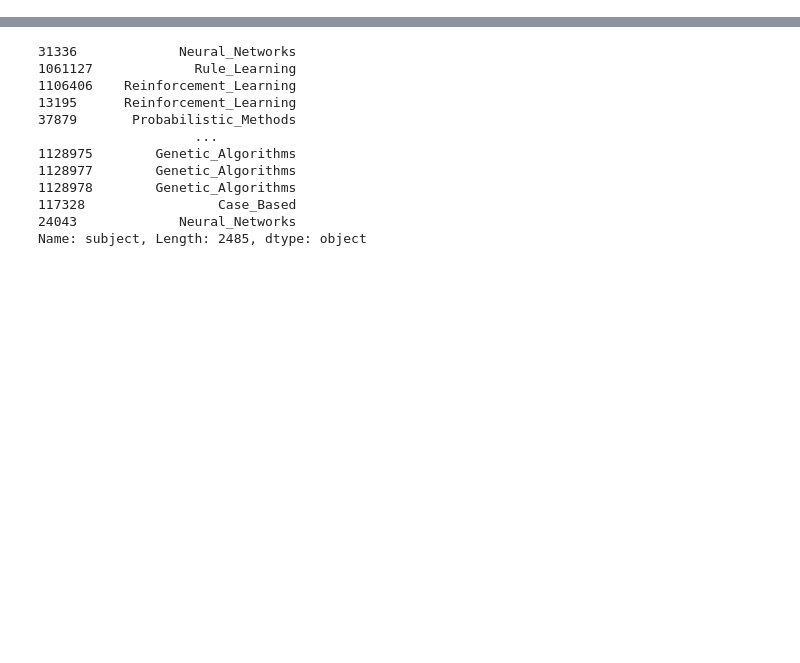
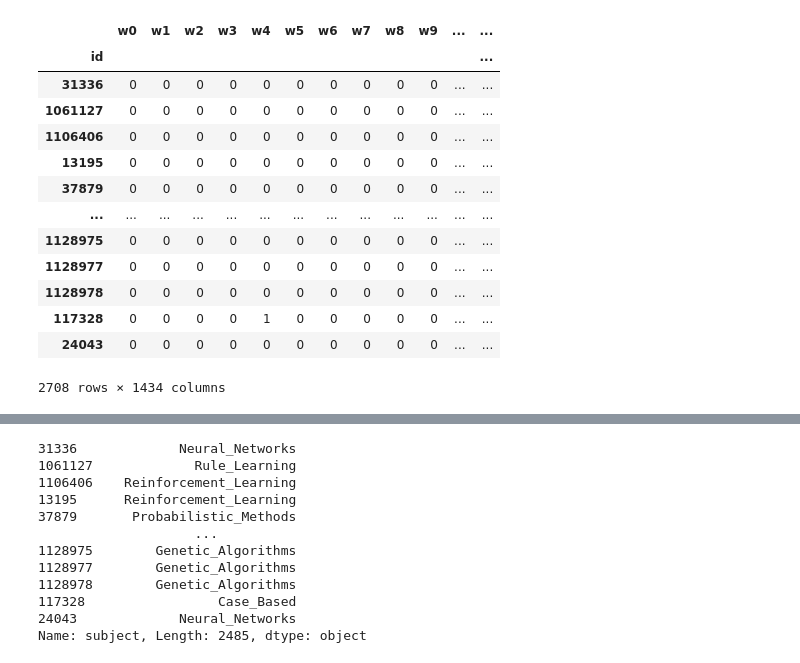
Before and after one commit to erikapat/GRAPH_ALGORITHMS_SPARK, a Jupyter notebook: Node2Vec (other example).ipynb, the cells around one changed output, grey strips where cells are left out. Drawn from its saved outputs; the diff is of its cells as text; code cells hidden in the pictures; blank space fills up the shorter version.

```diff
--- a/Node2Vec (other example).ipynb
+++ b/Node2Vec (other example).ipynb
@@ -2,0 +14,10 @@
+# %%
+from stellargraph.datasets import Cora
+import os
+
+cora = Cora()
+cora.download()
+
+# paths
+cora_cites_file = os.path.join(cora.base_directory, "cora.cites")
+cora_content_file = os.path.join(cora.base_directory, "cora.content")
@@ -2,0 +56,10 @@
+# %%
+cora_feature_names = [f"w{i}" for i in range(1433)]
+
+cora_raw_content = pd.read_csv(
+    cora_content_file,
+    sep="\t",  # tab-separated
+    header=None,  # no heading row
+    names=["id", *cora_feature_names, "subject"],  # set our own names for the columns
+)
+cora_raw_content.head()
@@ -2,0 +80,19 @@
+# %%
+# indexing
+cora_content_str_subject = cora_raw_content.set_index("id")
+cora_content_str_subject
+# %% [output]
+|  | w0 | w1 | w2 | w3 | w4 | w5 | w6 | w7 | w8 | w9 | ... | ... |
+| id |  |  |  |  |  |  |  |  |  |  |  | ... |
+| 31336 | 0 | 0 | 0 | 0 | 0 | 0 | 0 | 0 | 0 | 0 | ... | ... |
+| 1061127 | 0 | 0 | 0 | 0 | 0 | 0 | 0 | 0 | 0 | 0 | ... | ... |
+| 1106406 | 0 | 0 | 0 | 0 | 0 | 0 | 0 | 0 | 0 | 0 | ... | ... |
+| 13195 | 0 | 0 | 0 | 0 | 0 | 0 | 0 | 0 | 0 | 0 | ... | ... |
+| 37879 | 0 | 0 | 0 | 0 | 0 | 0 | 0 | 0 | 0 | 0 | ... | ... |
+| ... | ... | ... | ... | ... | ... | ... | ... | ... | ... | ... | ... | ... |
+| 1128975 | 0 | 0 | 0 | 0 | 0 | 0 | 0 | 0 | 0 | 0 | ... | ... |
+| 1128977 | 0 | 0 | 0 | 0 | 0 | 0 | 0 | 0 | 0 | 0 | ... | ... |
+| 1128978 | 0 | 0 | 0 | 0 | 0 | 0 | 0 | 0 | 0 | 0 | ... | ... |
+| 117328 | 0 | 0 | 0 | 0 | 1 | 0 | 0 | 0 | 0 | 0 | ... | ... |
+| 24043 | 0 | 0 | 0 | 0 | 0 | 0 | 0 | 0 | 0 | 0 | ... | ... |
+2708 rows × 1434 columns
```
Also changed, not shown: parts of 31 cells of this notebook, 2 other files.
